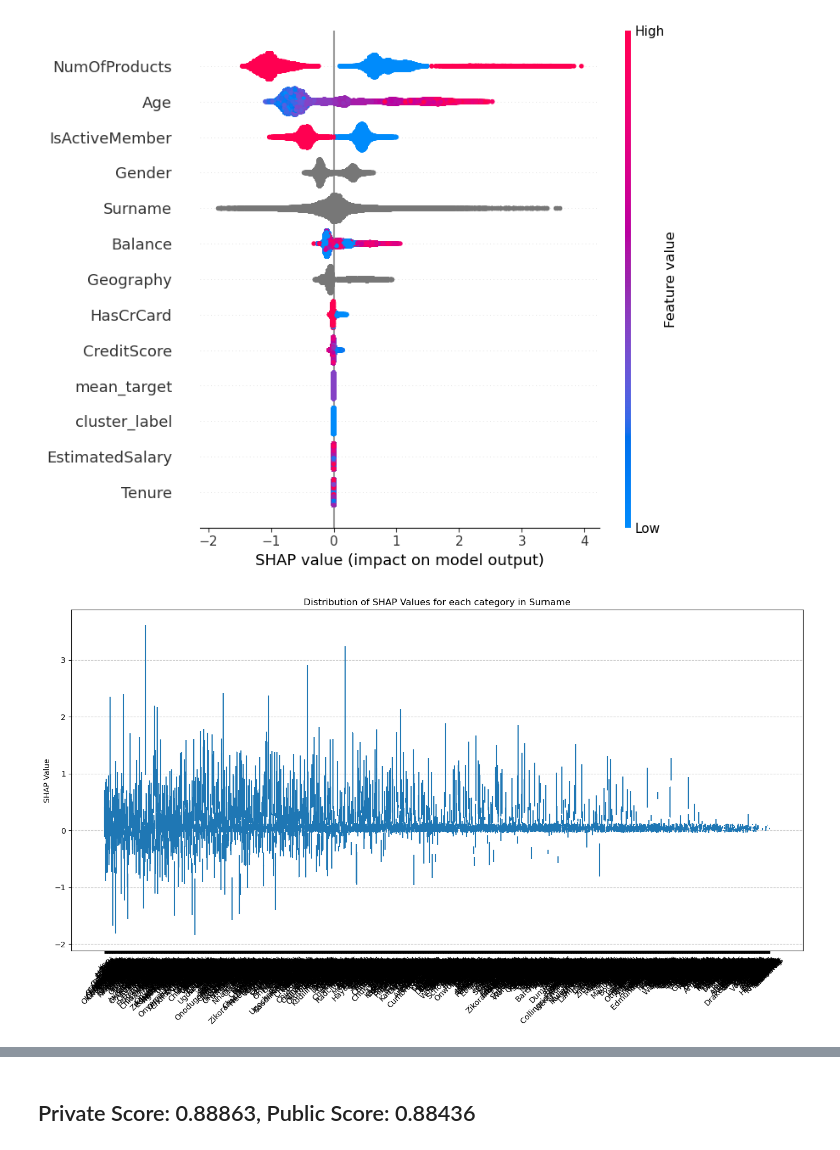
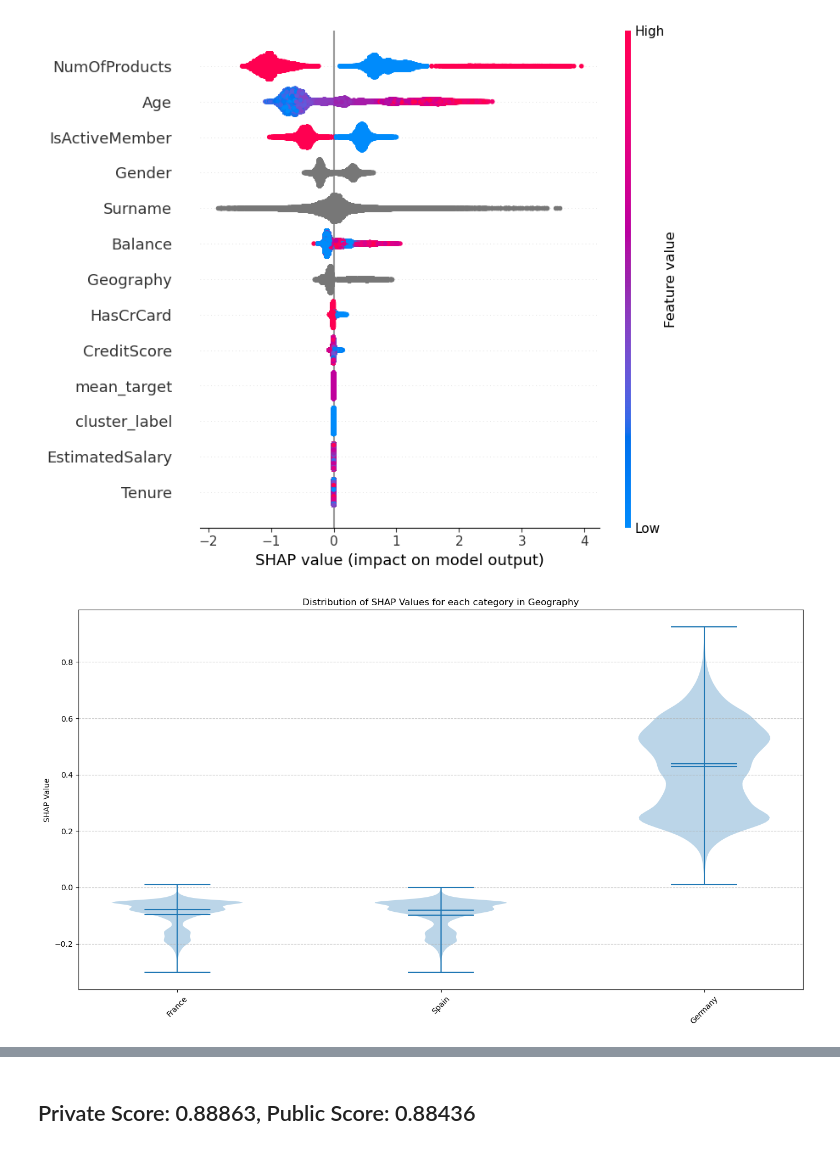
Before and after one commit to MilesQLi/Miles_Data_Science_Collection, a Jupyter notebook: BinaryClassificationWithABankChurnDataset/main.ipynb, the cells around one changed output, grey strips where cells are left out. Saved outputs shown, nothing was run; the diff lists cells and outputs as text; code cells hidden in the pictures.

```diff
--- a/BinaryClassificationWithABankChurnDataset/main.ipynb
+++ b/BinaryClassificationWithABankChurnDataset/main.ipynb
@@ -119,8 +119,9 @@ Best Iteration (based on validation AUROC): 38
 Best Validation AUROC: 0.8903
 # %%
 features = all_samples.columns.tolist()
-features = [col for col in features if col not in ['id','CustomerId',target]]
-shap_explain_model_on_batch(model, train_x, features)
+features = [col for col in features if col not in ['id','CustomerId', target]]
+excluded_cat_features = ['Surname']
+shap_explain_model_on_batch(model, train_x, features,excluded_cat_features)
 # %% [output]
-[figure, old version]
+[figure, new version]
-[figure, old version]
+[figure, new version]
```
Also changed, not shown: parts of 2 cells of this notebook, 5 other files.
